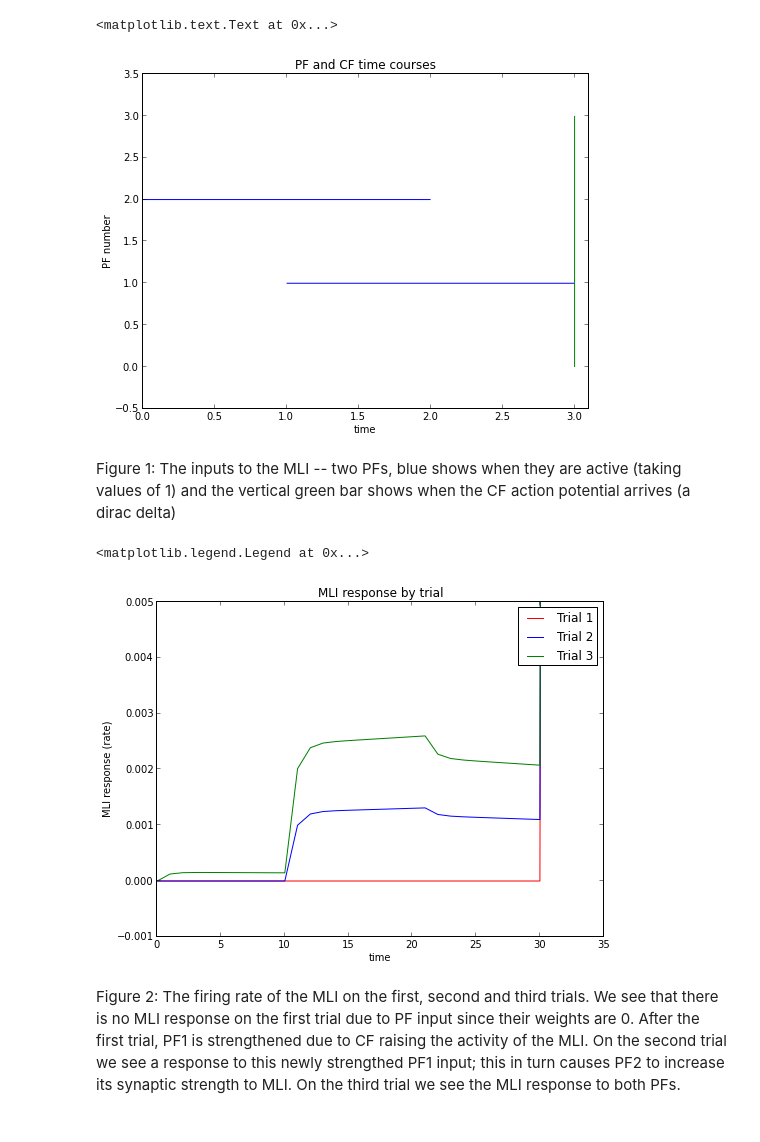
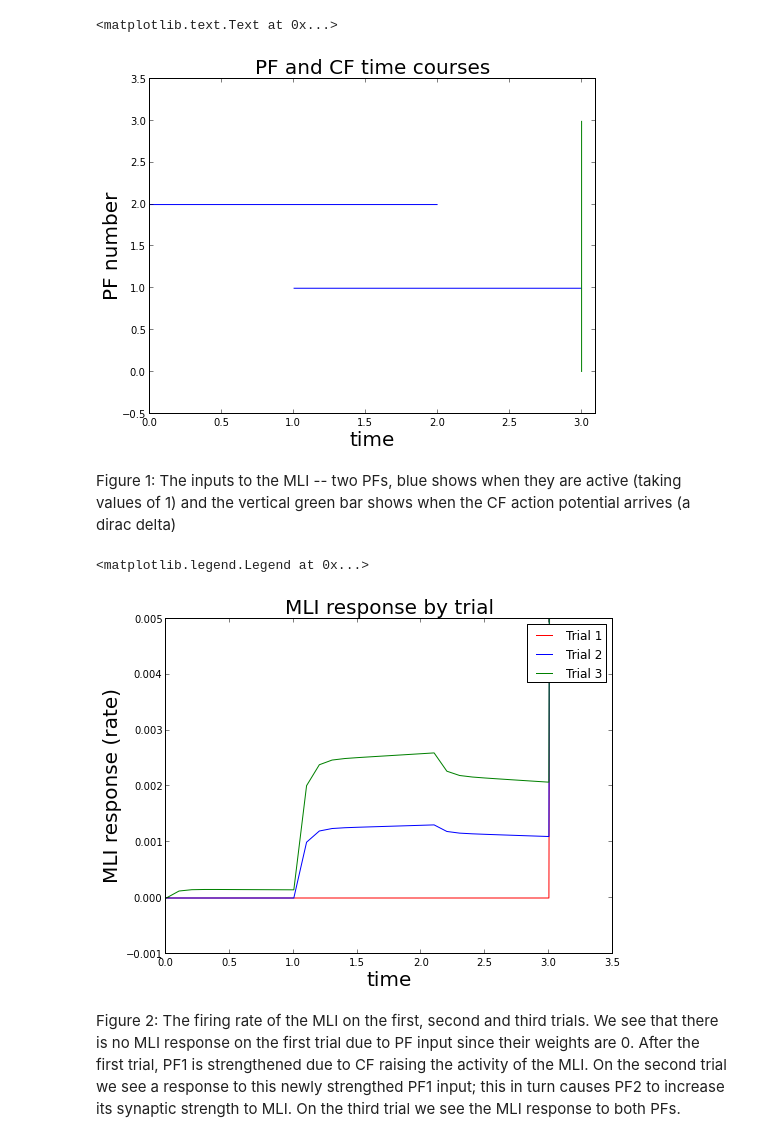
Before and after one commit to blennon/research, a Jupyter notebook: mli_rate_net/simple_hebb_and_cf_learning.ipynb, the cells around one changed output. Cells and saved outputs as stored; diff of their text form; code cells hidden in the pictures.

```diff
--- a/mli_rate_net/simple_hebb_and_cf_learning.ipynb
+++ b/mli_rate_net/simple_hebb_and_cf_learning.ipynb
@@ -44,27 +54,29 @@ figure(1, figsize=(8,6))
 hlines([1,2],[a1,a2],[b1,b2],'b')
 vlines(cf_t,0,3,'g')
 xlim([0,3.1])
-xlabel('time')
-ylabel('PF number')
-title('PF and CF time courses')
+xlabel('time', fontsize=20)
+ylabel('PF number', fontsize=20)
+title('PF and CF time courses', fontsize=20)
 # %% [output]
 <matplotlib.text.Text at 0x...>
-[figure, old version]
+[figure, new version]
 # %% [markdown]
 Figure 1: The inputs to the MLI -- two PFs, blue shows when they are active (taking values of 1) and the vertical green bar shows when the CF action potential arrives (a dirac delta)
+# %%
+T = arange(0,3.2,.1)
 # %%
 figure(2,figsize=(8,6))
-t1, = plot(u_hist_trials[0],'r')
-t2, = plot(u_hist_trials[1],'b')
-t3, = plot(u_hist_trials[2],'g')
+t1, = plot(T,u_hist_trials[0],'r')
+t2, = plot(T,u_hist_trials[1],'b')
+t3, = plot(T,u_hist_trials[2],'g')
 ylim([-0.001,.005])
-xlabel('time')
-ylabel('MLI response (rate)')
-title('MLI response by trial')
+xlabel('time', fontsize=20)
+ylabel('MLI response (rate)', fontsize=20)
+title('MLI response by trial', fontsize=20)
 legend([t1,t2,t3],['Trial 1','Trial 2', 'Trial 3'])
 # %% [output]
 <matplotlib.legend.Legend at 0x...>
-[figure, old version]
+[figure, new version]
 # %% [markdown]
 Figure 2: The firing rate of the MLI on the first, second and third trials.  We see that there is no MLI response on the first trial due to PF input since their weights are 0.  After the first trial, PF1 is strengthened due to CF raising the activity of the MLI.  On the second trial we see a response to this newly strengthed PF1 input; this in turn causes PF2 to increase its synaptic strength to MLI.  On the third trial we see the MLI response to both PFs.
 # %%
```
Also changed, not shown: parts of 4 cells of this notebook, 1 other file.
